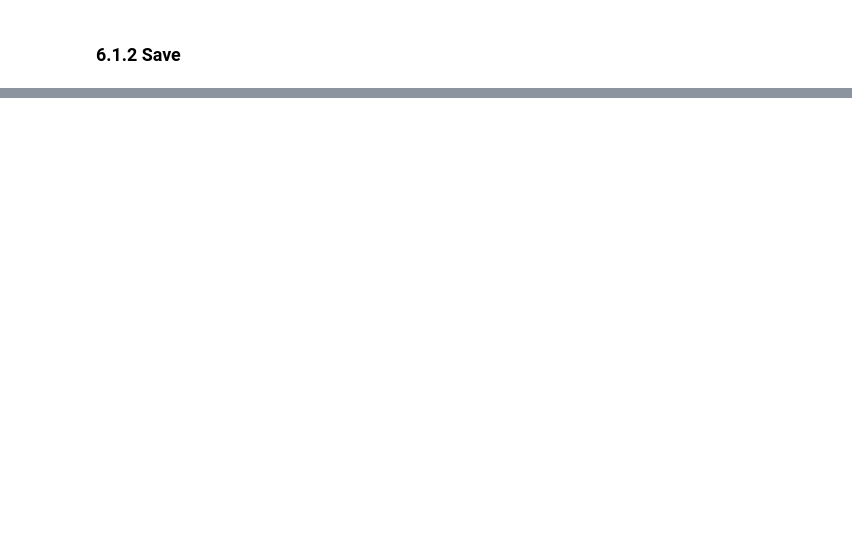
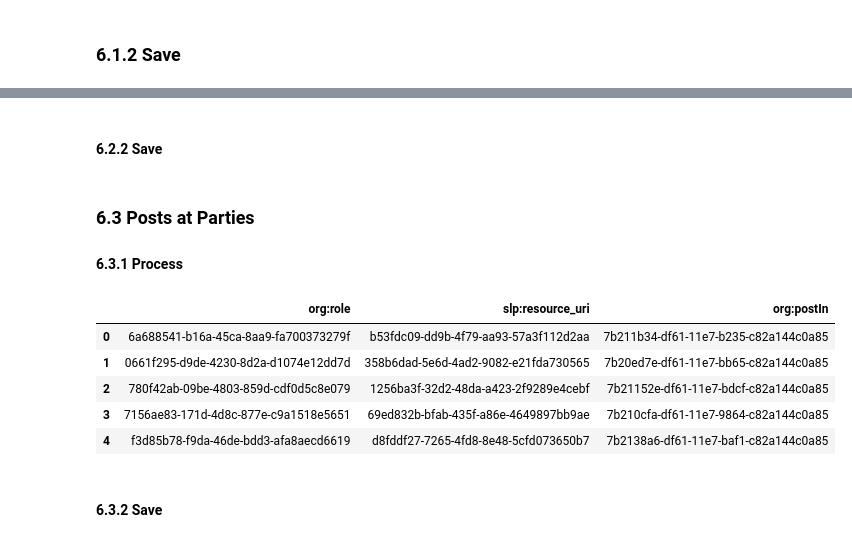
Before and after one commit to guilhermevarela/polare_scrapper, a Jupyter notebook: Congressmen.ipynb, the cells around one changed output, grey strips where cells are left out. Drawn from its saved outputs; the diff is of its cells as text; code cells hidden in the pictures; blank space fills up the shorter version.

```diff
--- a/Congressmen.ipynb
+++ b/Congressmen.ipynb
@@ -314,0 +334,5 @@ df.to_csv(file_path, sep=';', encoding='utf-8', index=None)
+# %%
+df = df['org:role'].to_frame()
+df = df.rename({'org:role':'slp:resource_uri'}, axis='columns')
+df['rdfs:label'] = 'Affiliate'
+df.head()
@@ -314,0 +346,2 @@ df.to_csv(file_path, sep=';', encoding='utf-8', index=None)
+# %% [markdown]
+#### 6.2.2 Save
@@ -314,0 +352,19 @@ df.to_csv(file_path, sep=';', encoding='utf-8', index=None)
+# %% [markdown]
+### 6.3 Posts at Parties
+
+#### 6.3.1 Process
+# %%
+df = df.rename({'slp:resource_uri':'org:role'}, axis='columns')
+df['slp:resource_uri'] = [uuid4() for _ in range(df.shape[0])]
+df['org:postIn'] = [parties_d.get(mem['cam:sigla'], None) for mem in memberships]
+df.drop('rdfs:label', axis=1,inplace=True)
+df.head()
+# %% [output]
+|  | org:role | slp:resource_uri | org:postIn |
+| 0 | 6a688541-b16a-45ca-8aa9-fa700373279f | b53fdc09-dd9b-4f79-aa93-57a3f112d2aa | 7b211b34-df61-11e7-b235-c82a144c0a85 |
+| 1 | 0661f295-d9de-4230-8d2a-d1074e12dd7d | 358b6dad-5e6d-4ad2-9082-e21fda730565 | 7b20ed7e-df61-11e7-bb65-c82a144c0a85 |
+| 2 | 780f42ab-09be-4803-859d-cdf0d5c8e079 | 1256ba3f-32d2-48da-a423-2f9289e4cebf | 7b21152e-df61-11e7-bdcf-c82a144c0a85 |
+| 3 | 7156ae83-171d-4d8c-877e-c9a1518e5651 | 69ed832b-bfab-435f-a86e-4649897bb9ae | 7b210cfa-df61-11e7-9864-c82a144c0a85 |
+| 4 | f3d85b78-f9da-46de-bdd3-afa8aecd6619 | d8fddf27-7265-4fd8-8e48-5cfd073650b7 | 7b2138a6-df61-11e7-baf1-c82a144c0a85 |
+# %% [markdown]
+#### 6.3.2 Save
```
Also changed, not shown: parts of 26 cells of this notebook, 23 other files.
